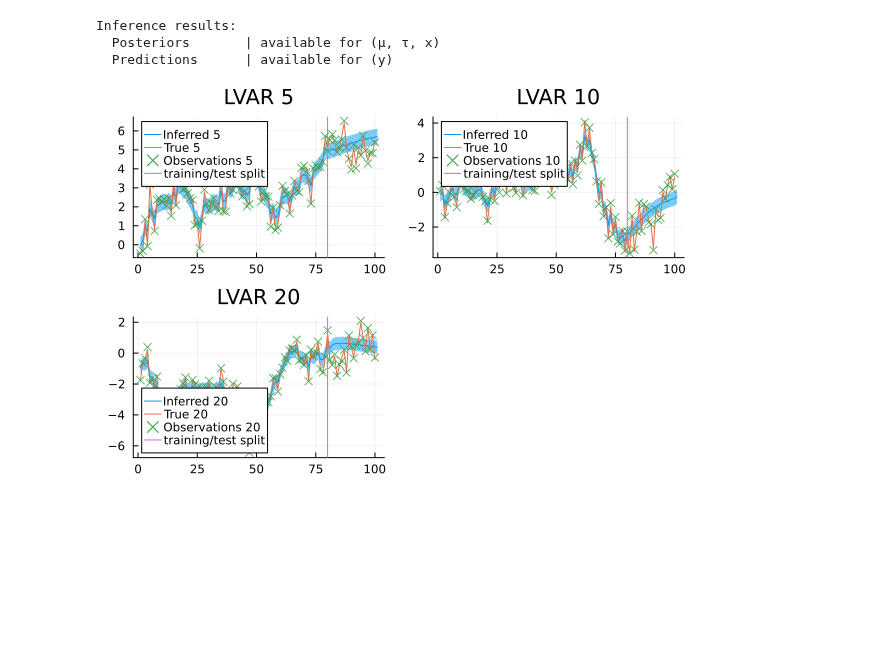
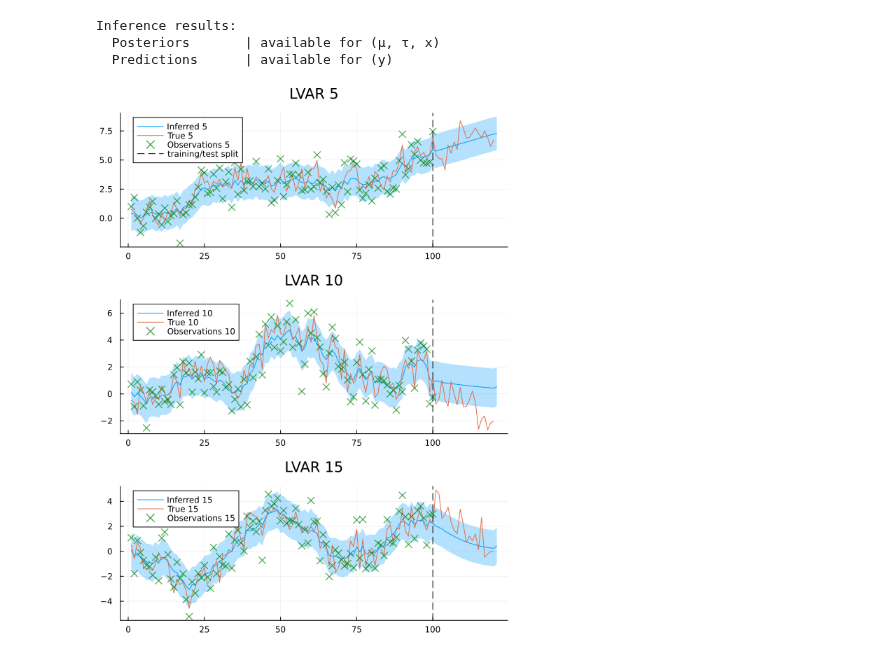
Before and after one commit to ReactiveBayes/RxInferExamples.jl, a Jupyter notebook: examples/Experimental Examples/Latent Vector Autoregressive Model/Latent Vector Autoregressive Model.ipynb, the cells around one changed output. Saved outputs shown, nothing was run; the diff lists cells and outputs as text; code cells hidden in the pictures; blank space fills up the shorter version.

Commit message:
Update LVAR

```diff
--- a/examples/Experimental Examples/Latent Vector Autoregressive Model/Latent Vector Autoregressive Model.ipynb
+++ b/examples/Experimental Examples/Latent Vector Autoregressive Model/Latent Vector Autoregressive Model.ipynb
@@ -24,7 +24,7 @@ Random.seed!(42)
 
 # Define orders for each process
 orders = 5 .* ones(Int, 20)
-n_samples = 100
+n_samples = 120
 n_missing = 20
 
 n_ar_processes = length(orders)
@@ -42,7 +42,7 @@ end
 
 # Convert to the format needed for the model
 true_data = [[processes[j][i] for j in 1:n_ar_processes] for i in 1:n_samples]
-observations = Any[[true_data[i][j] .+ randn()*0.1 for j in 1:n_ar_processes] for i in 1:n_samples]
+observations = Any[[true_data[i][j] .+ randn() for j in 1:n_ar_processes] for i in 1:n_samples]
 
 training_set = deepcopy(observations[1:n_samples-n_missing])
 
@@ -162,28 +160,51 @@ using Plots
 # %%
+## Plot results
+
+using Plots
+
+theme(:default)
+
+combined_plot = plot(layout = (3, 1), size = (600, 800), legend = :topleft)
+
+# Plotting options
+marker_alpha = 0.7
+marker_size = 5
+ribbon_alpha = 0.3
+observation_color = :green
+
+# Define the training range indices
+train_indices = 1:(n_samples - n_missing)
+# Extract observations for the training range
+train_observations = observations[train_indices]
+
+# Plot for index 5 (Subplot 1)
 index = 5
-plt1 = plot()
-plot!(plt1, getindex.(mean.(mresult.predictions[:y][end]), index), ribbon = getindex.(diag.(cov.(mresult.predictions[:y][end])), index), label = "Inferred $(index)")
-plot!(plt1, getindex.(true_data, index), label = "True $(index)")
-scatter!(getindex.(observations, index), label = "Observations $(index)", marker=:xcross)
-vline!([n_samples-n_missing], label="training/test split")
-plot!(plt1, title = "LVAR $(index)")
+plot!(combined_plot[1], getindex.(mean.(mresult.predictions[:y][end]), index), ribbon = getindex.(diag.(cov.(mresult.predictions[:y][end])), index), fillalpha=ribbon_alpha, label = "Inferred $(index)")
+plot!(combined_plot[1], getindex.(true_data, index), label = "True $(index)")
+# Plot only existing observations using train_indices as x-values
+scatter!(combined_plot[1], train_indices, getindex.(train_observations, index), label = "Observations $(index)", marker=:xcross, markeralpha=marker_alpha, markersize=marker_size, color=observation_color)
+vline!(combined_plot[1], [n_samples-n_missing], label="training/test split", linestyle=:dash, color=:black)
+plot!(combined_plot[1], title = "LVAR $(index)")
 
+# Plot for index 10 (Subplot 2)
 index = 10
-plt2 = plot()
-plot!(plt2, getindex.(mean.(mresult.predictions[:y][end]), index), ribbon = getindex.(diag.(cov.(mresult.predictions[:y][end])), index), label = "Inferred $(index)")
-plot!(plt2, getindex.(true_data, index), label = "True $(index)")
-scatter!(getindex.(observations, index), label = "Observations $(index)", marker=:xcross)
-vline!([n_samples-n_missing], label="training/test split")
-plot!(plt2, title = "LVAR $(index)")
+plot!(combined_plot[2], getindex.(mean.(mresult.predictions[:y][end]), index), ribbon = getindex.(diag.(cov.(mresult.predictions[:y][end])), index), fillalpha=ribbon_alpha, label = "Inferred $(index)")
+plot!(combined_plot[2], getindex.(true_data, index), label = "True $(index)")
+# Plot only existing observations
+scatter!(combined_plot[2], train_indices, getindex.(train_observations, index), label = "Observations $(index)", marker=:xcross, markeralpha=marker_alpha, markersize=marker_size, color=observation_color)
+vline!(combined_plot[2], [n_samples-n_missing], label="", linestyle=:dash, color=:black) # No label for subsequent vlines
+plot!(combined_plot[2], title = "LVAR $(index)")
 
-index = 20
-plt3 = plot()
-plot!(plt3, getindex.(mean.(mresult.predictions[:y][end]), index), ribbon = getindex.(diag.(cov.(mresult.predictions[:y][end])), index), label = "Inferred $(index)")
-plot!(plt3, getindex.(true_data, index), label = "True $(index)")
-scatter!(getindex.(observations, index), label = "Observations $(index)", marker=:xcross)
-vline!([n_samples-n_missing], label="training/test split")
-plot!(plt3, title = "LVAR $(index)")
+# Plot for index 20 (Subplot 3)
+index = 15
+plot!(combined_plot[3], getindex.(mean.(mresult.predictions[:y][end]), index), ribbon = getindex.(diag.(cov.(mresult.predictions[:y][end])), index), fillalpha=ribbon_alpha, label = "Inferred $(index)")
+plot!(combined_plot[3], getindex.(true_data, index), label = "True $(index)")
+# Plot only existing observations
+scatter!(combined_plot[3], train_indices, getindex.(train_observations, index), label = "Observations $(index)", marker=:xcross, markeralpha=marker_alpha, markersize=marker_size, color=observation_color)
+vline!(combined_plot[3], [n_samples-n_missing], label="", linestyle=:dash, color=:black) # No label for subsequent vlines
+plot!(combined_plot[3], title = "LVAR $(index)")
 
-plot(plt1, plt2, plt3)
+# Display the combined plot
+combined_plot
 # %% [output]
-[figure, old version]
+[figure, new version]
```
Also changed, not shown: parts of 1 cell of this notebook.
